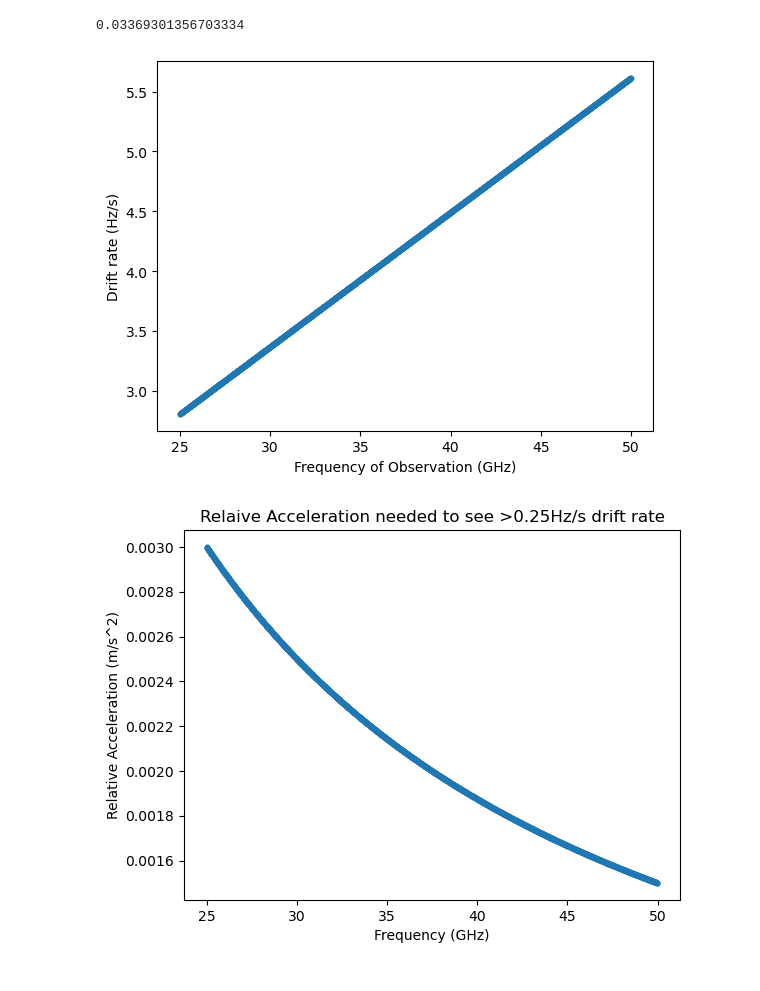
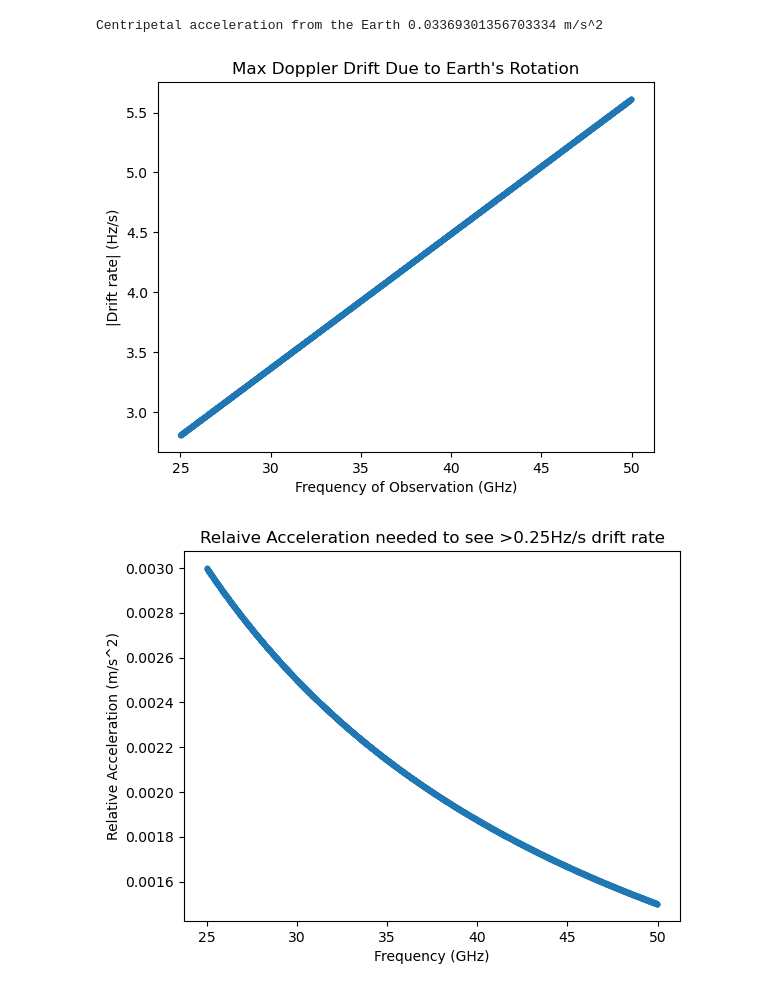
Before and after one commit to talonmyburgh/BL-COSMIC-HighFreq-Search, a Jupyter notebook: misc/doppler_drift.ipynb, the cells around one changed output. Drawn from its saved outputs; the diff is of its cells as text; code cells hidden in the pictures.

```diff
--- a/misc/doppler_drift.ipynb
+++ b/misc/doppler_drift.ipynb
@@ -21,18 +21,18 @@ circumference = 2 * np.pi * radius # meters
 s_in_day = 1 * 24 * 60 * 60 # seconds
 tangential_velocity = circumference / s_in_day # m/s
 centripetal_acc = tangential_velocity**2 / radius # m/s^2
+print("Centripetal acceleration from the Earth", centripetal_acc, "m/s^2")
+# %% [output]
+Centripetal acceleration from the Earth 0.03369301356703334 m/s^2
-# %%
-centripetal_acc
-# %% [output]
-0.03369301356703334
 # %%
 frequencies = np.arange(25e9, 50e9, 1e7) # 25-50GHz
 plt.plot(frequencies / 1e9, drift_rate(centripetal_acc, frequencies), marker='.')
 plt.xlabel("Frequency of Observation (GHz)")
-plt.ylabel("Drift rate (Hz/s)")
+plt.ylabel("|Drift rate| (Hz/s)")
+plt.title("Max Doppler Drift Due to Earth's Rotation")
 plt.show()
 # %% [output]
-[figure, old version]
+[figure, new version]
 # %%
 # Figure out what acceleration an object must be going to have a drift rate > .25hz/s
 drift_threshold = 0.25 # hz/s
```
Also changed, not shown: parts of 7 cells of this notebook, 10 other files.
